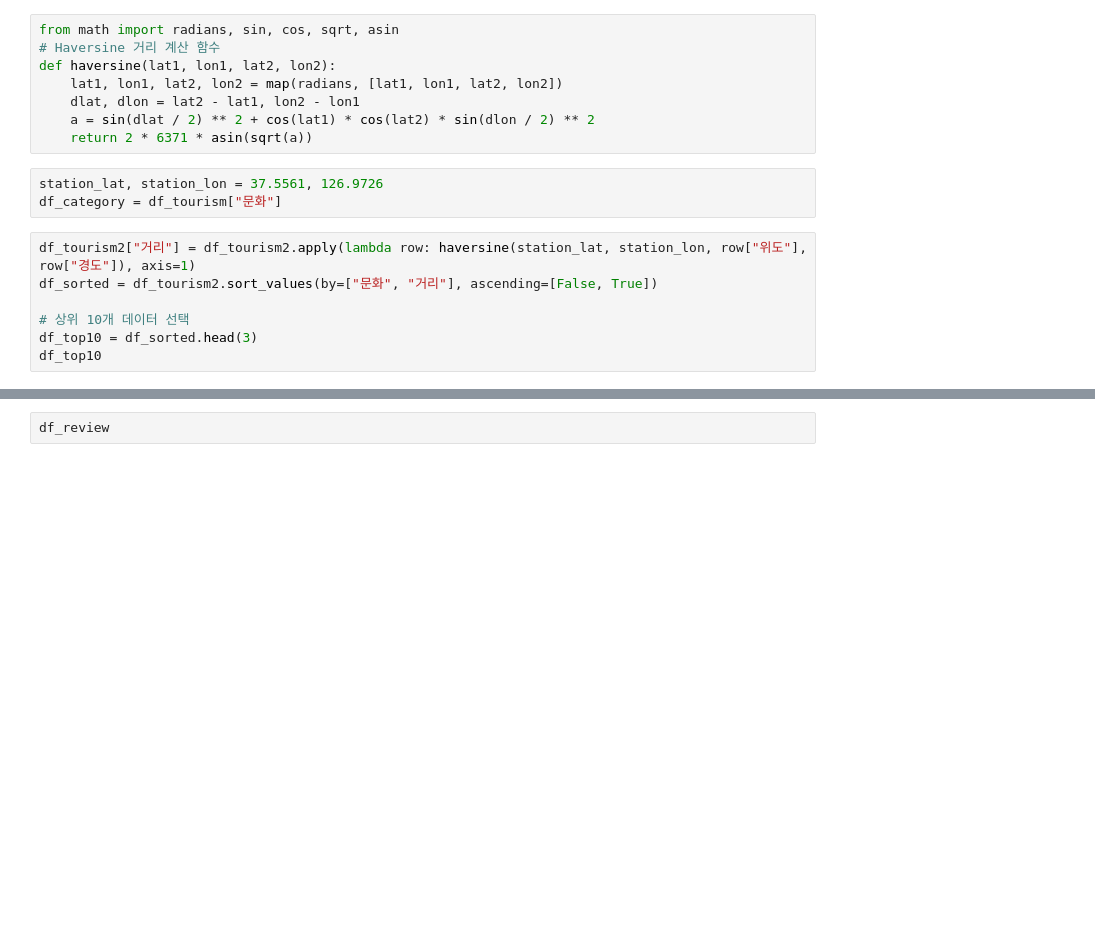
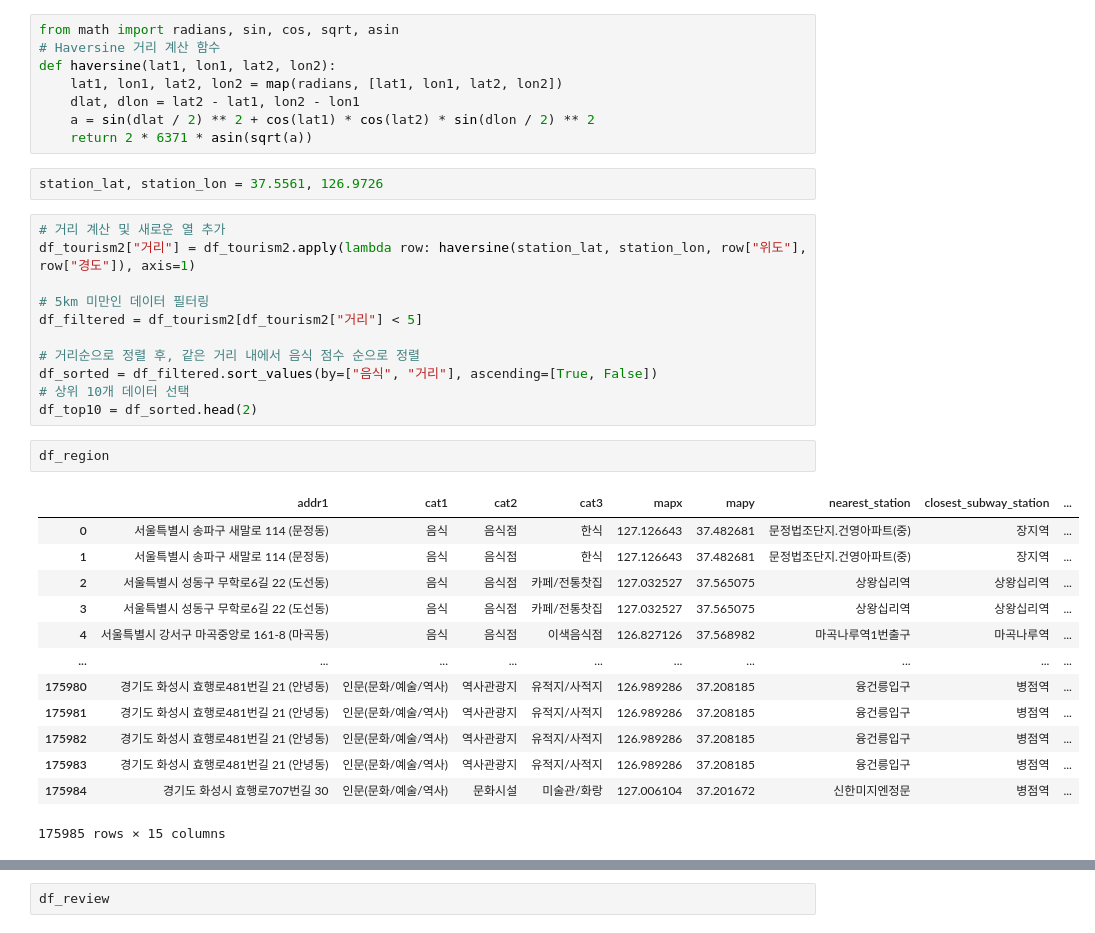
Before and after one commit to leehj24/Seoul_Strolling_Adventure, a Jupyter notebook: test2.ipynb, the cells around one changed output, grey strips where cells are left out. Saved outputs shown, nothing was run; the diff lists cells and outputs as text; blank space fills up the shorter version.

Commit message:
E:\\machin-prj\\my_dataframe5.xlsx

```diff
--- a/test2.ipynb
+++ b/test2.ipynb
@@ -118,11 +195,30 @@ def haversine(lat1, lon1, lat2, lon2):
     return 2 * 6371 * asin(sqrt(a))
 # %%
 station_lat, station_lon = 37.5561, 126.9726
-df_category = df_tourism["문화"]
 # %%
+# 거리 계산 및 새로운 열 추가
 df_tourism2["거리"] = df_tourism2.apply(lambda row: haversine(station_lat, station_lon, row["위도"], row["경도"]), axis=1)
-df_sorted = df_tourism2.sort_values(by=["문화", "거리"], ascending=[False, True])
 
+# 5km 미만인 데이터 필터링
+df_filtered = df_tourism2[df_tourism2["거리"] < 5]
+
+# 거리순으로 정렬 후, 같은 거리 내에서 음식 점수 순으로 정렬
+df_sorted = df_filtered.sort_values(by=["음식", "거리"], ascending=[True, False])
 # 상위 10개 데이터 선택
-df_top10 = df_sorted.head(3)
-df_top10
+df_top10 = df_sorted.head(2)
+# %%
+df_region
+# %% [output]
+|  | addr1 | cat1 | cat2 | cat3 | mapx | mapy | nearest_station | closest_subway_station | ... |
+| 0 | 서울특별시 송파구 새말로 114 (문정동) | 음식 | 음식점 | 한식 | 127.126643 | 37.482681 | 문정법조단지.건영아파트(중) | 장지역 | ... |
+| 1 | 서울특별시 송파구 새말로 114 (문정동) | 음식 | 음식점 | 한식 | 127.126643 | 37.482681 | 문정법조단지.건영아파트(중) | 장지역 | ... |
+| 2 | 서울특별시 성동구 무학로6길 22 (도선동) | 음식 | 음식점 | 카페/전통찻집 | 127.032527 | 37.565075 | 상왕십리역 | 상왕십리역 | ... |
+| 3 | 서울특별시 성동구 무학로6길 22 (도선동) | 음식 | 음식점 | 카페/전통찻집 | 127.032527 | 37.565075 | 상왕십리역 | 상왕십리역 | ... |
+| 4 | 서울특별시 강서구 마곡중앙로 161-8 (마곡동) | 음식 | 음식점 | 이색음식점 | 126.827126 | 37.568982 | 마곡나루역1번출구 | 마곡나루역 | ... |
+| ... | ... | ... | ... | ... | ... | ... | ... | ... | ... |
+| 175980 | 경기도 화성시 효행로481번길 21 (안녕동) | 인문(문화/예술/역사) | 역사관광지 | 유적지/사적지 | 126.989286 | 37.208185 | 융건릉입구 | 병점역 | ... |
+| 175981 | 경기도 화성시 효행로481번길 21 (안녕동) | 인문(문화/예술/역사) | 역사관광지 | 유적지/사적지 | 126.989286 | 37.208185 | 융건릉입구 | 병점역 | ... |
+| 175982 | 경기도 화성시 효행로481번길 21 (안녕동) | 인문(문화/예술/역사) | 역사관광지 | 유적지/사적지 | 126.989286 | 37.208185 | 융건릉입구 | 병점역 | ... |
+| 175983 | 경기도 화성시 효행로481번길 21 (안녕동) | 인문(문화/예술/역사) | 역사관광지 | 유적지/사적지 | 126.989286 | 37.208185 | 융건릉입구 | 병점역 | ... |
+| 175984 | 경기도 화성시 효행로707번길 30 | 인문(문화/예술/역사) | 문화시설 | 미술관/화랑 | 127.006104 | 37.201672 | 신한미지엔정문 | 병점역 | ... |
+175985 rows × 15 columns
```
Also changed, not shown: parts of 18 cells of this notebook, 22 other files.
